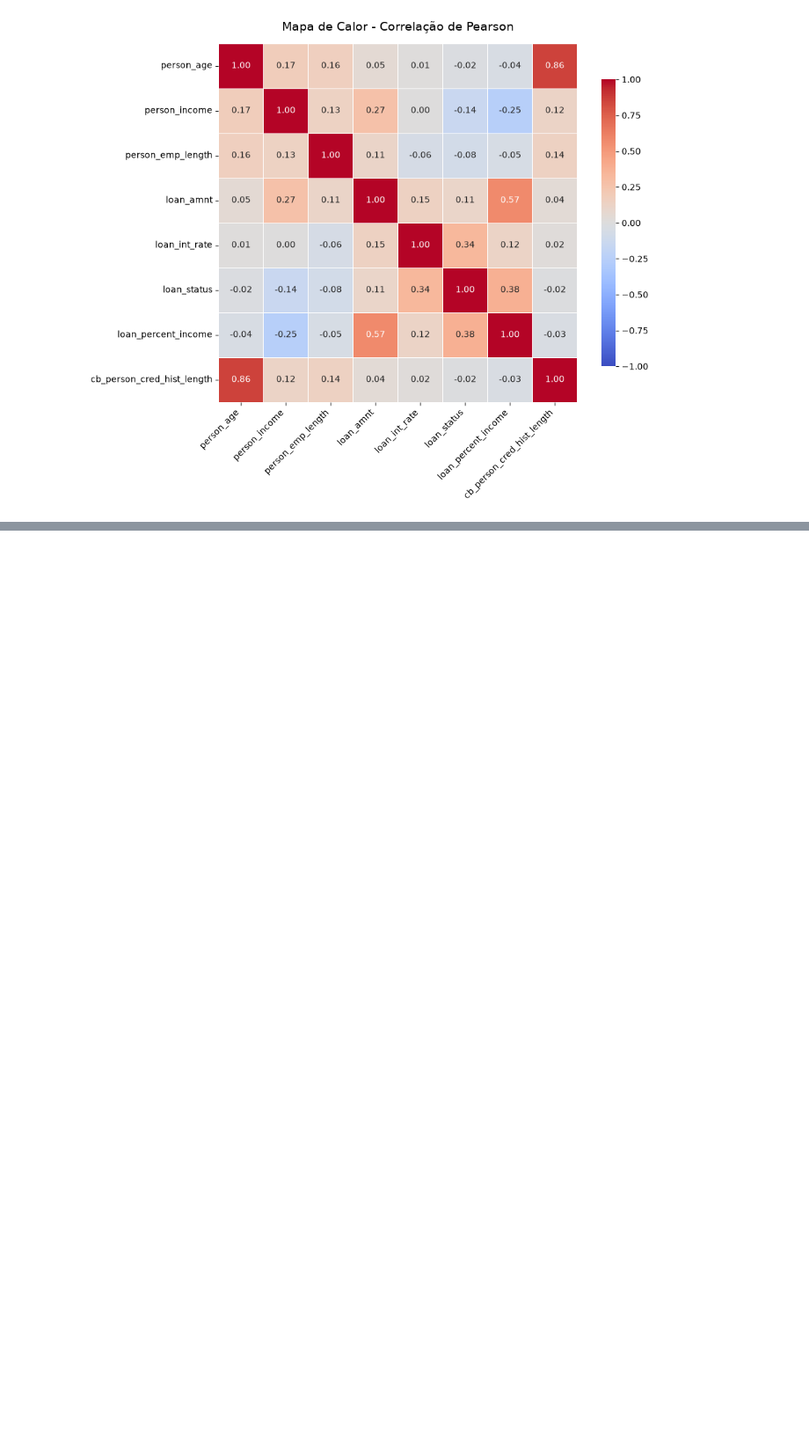
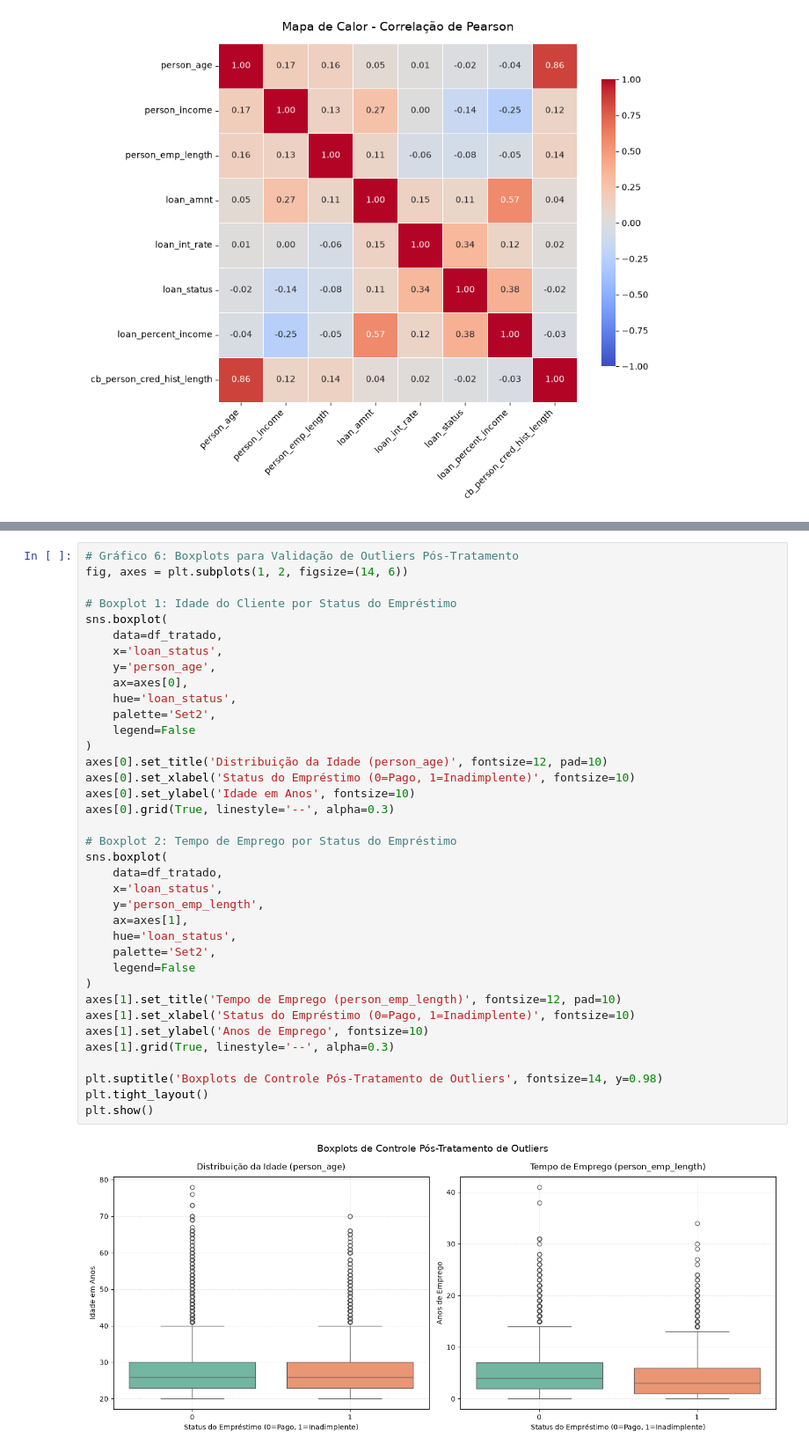
Before and after one commit to zegmundo-koziel/Projeto-Avaliativo-M1-S14, a Jupyter notebook: main.ipynb, the cells around one changed output, grey strips where cells are left out. Shown at 88% size. Drawn from its saved outputs; the diff is of its cells as text; blank space fills up the shorter version.

```diff
--- a/main.ipynb
+++ b/main.ipynb
@@ -180,0 +316,39 @@ plt.show()
+# %%
+# Gráfico 6: Boxplots para Validação de Outliers Pós-Tratamento
+fig, axes = plt.subplots(1, 2, figsize=(14, 6))
+
+# Boxplot 1: Idade do Cliente por Status do Empréstimo
+sns.boxplot(
+    data=df_tratado,
+    x='loan_status',
+    y='person_age',
+    ax=axes[0],
+    hue='loan_status',
+    palette='Set2',
+    legend=False
+)
+axes[0].set_title('Distribuição da Idade (person_age)', fontsize=12, pad=10)
+axes[0].set_xlabel('Status do Empréstimo (0=Pago, 1=Inadimplente)', fontsize=10)
+axes[0].set_ylabel('Idade em Anos', fontsize=10)
+axes[0].grid(True, linestyle='--', alpha=0.3)
+
+# Boxplot 2: Tempo de Emprego por Status do Empréstimo
+sns.boxplot(
+    data=df_tratado,
+    x='loan_status',
+    y='person_emp_length',
+    ax=axes[1],
+    hue='loan_status',
+    palette='Set2',
+    legend=False
+)
+axes[1].set_title('Tempo de Emprego (person_emp_length)', fontsize=12, pad=10)
+axes[1].set_xlabel('Status do Empréstimo (0=Pago, 1=Inadimplente)', fontsize=10)
+axes[1].set_ylabel('Anos de Emprego', fontsize=10)
+axes[1].grid(True, linestyle='--', alpha=0.3)
+
+plt.suptitle('Boxplots de Controle Pós-Tratamento de Outliers', fontsize=14, y=0.98)
+plt.tight_layout()
+plt.show()
+# %% [output]
+[figure, added]
```
Also changed, not shown: parts of 18 cells of this notebook.
